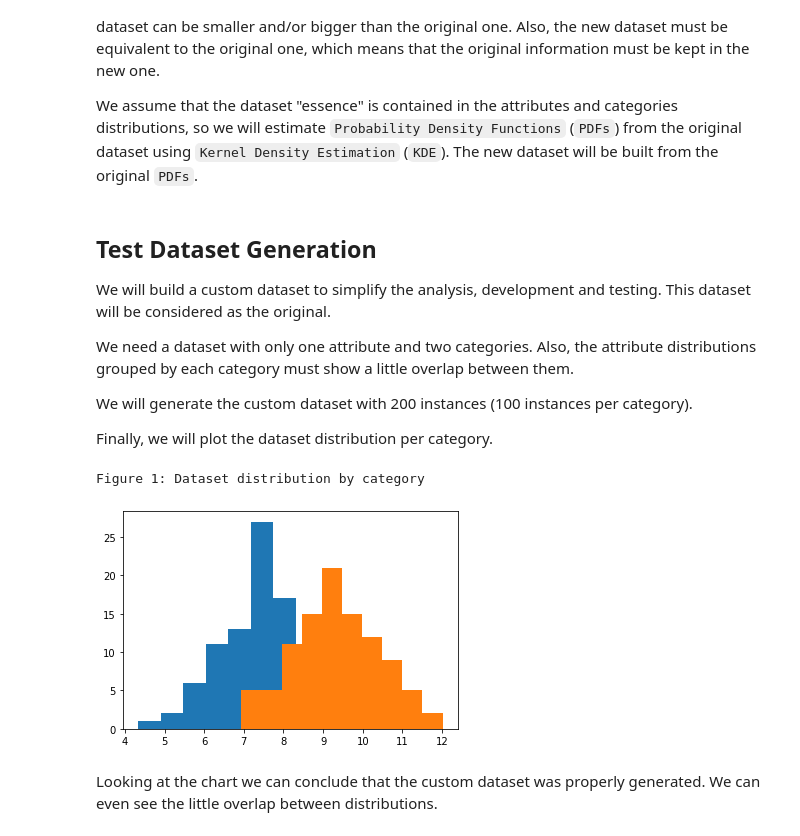
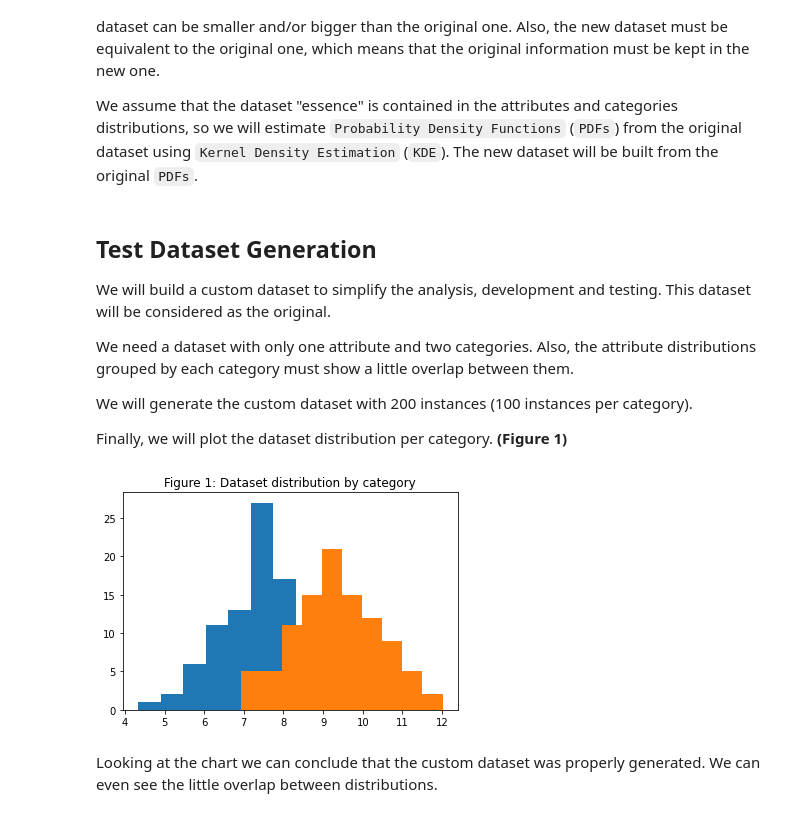
Before and after one commit to Mydherin/synthetic-dataset, a Jupyter notebook: proposal.ipynb, the cells around one changed output. Cells and saved outputs as stored; diff of their text form; code cells hidden in the pictures.

```diff
--- a/proposal.ipynb
+++ b/proposal.ipynb
@@ -17,24 +17,23 @@ We need a dataset with only one attribute and two categories. Also, the attribut
 
 We will generate the custom dataset with 200 instances (100 instances per category).
 
-Finally, we will plot the dataset distribution per category.
+Finally, we will plot the dataset distribution per category. **(Figure 1)**
 # %%
 from kde_dataset_generator import dataset
 
 # Dataset params
 size = 200
 n_categories = 2
 seed = 8
 
 # Generate df
 df = dataset.generate_univariate_dataset(size, n_categories, seed)
 
 # Plot df
-print("Figure 1: Dataset distribution by category")
-dataset.plot_univariate(df)
+title = "Figure 1: Dataset distribution by category"
+dataset.plot_univariate(title, df)
 # %% [output]
-Figure 1: Dataset distribution by category
-[figure, old version]
+[figure, new version]
 # %% [markdown]
 Looking at the chart we can conclude that the custom dataset was properly generated. We can even see the little overlap between distributions.
 # %% [markdown]
```
Also changed, not shown: parts of 7 cells of this notebook, 6 other files.
